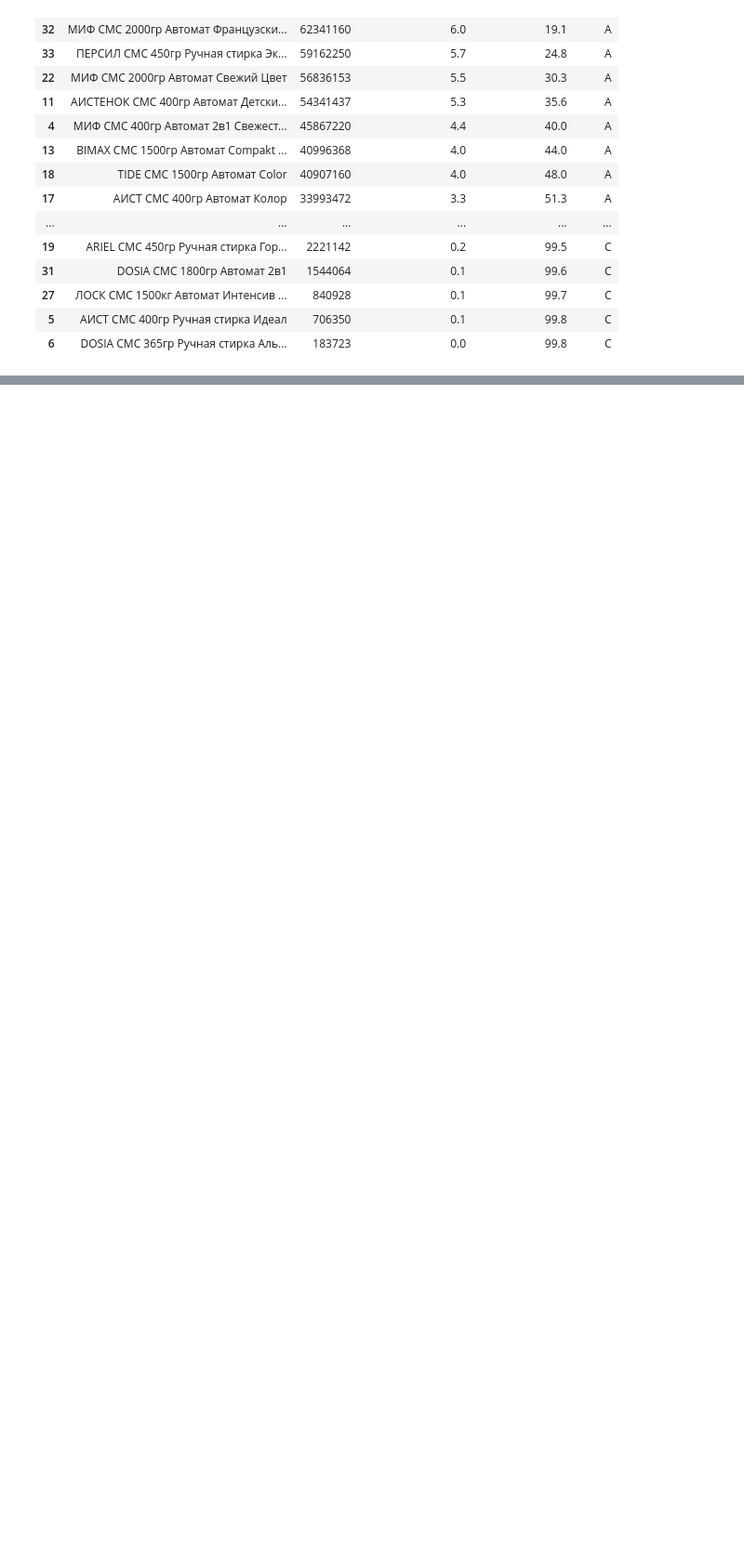
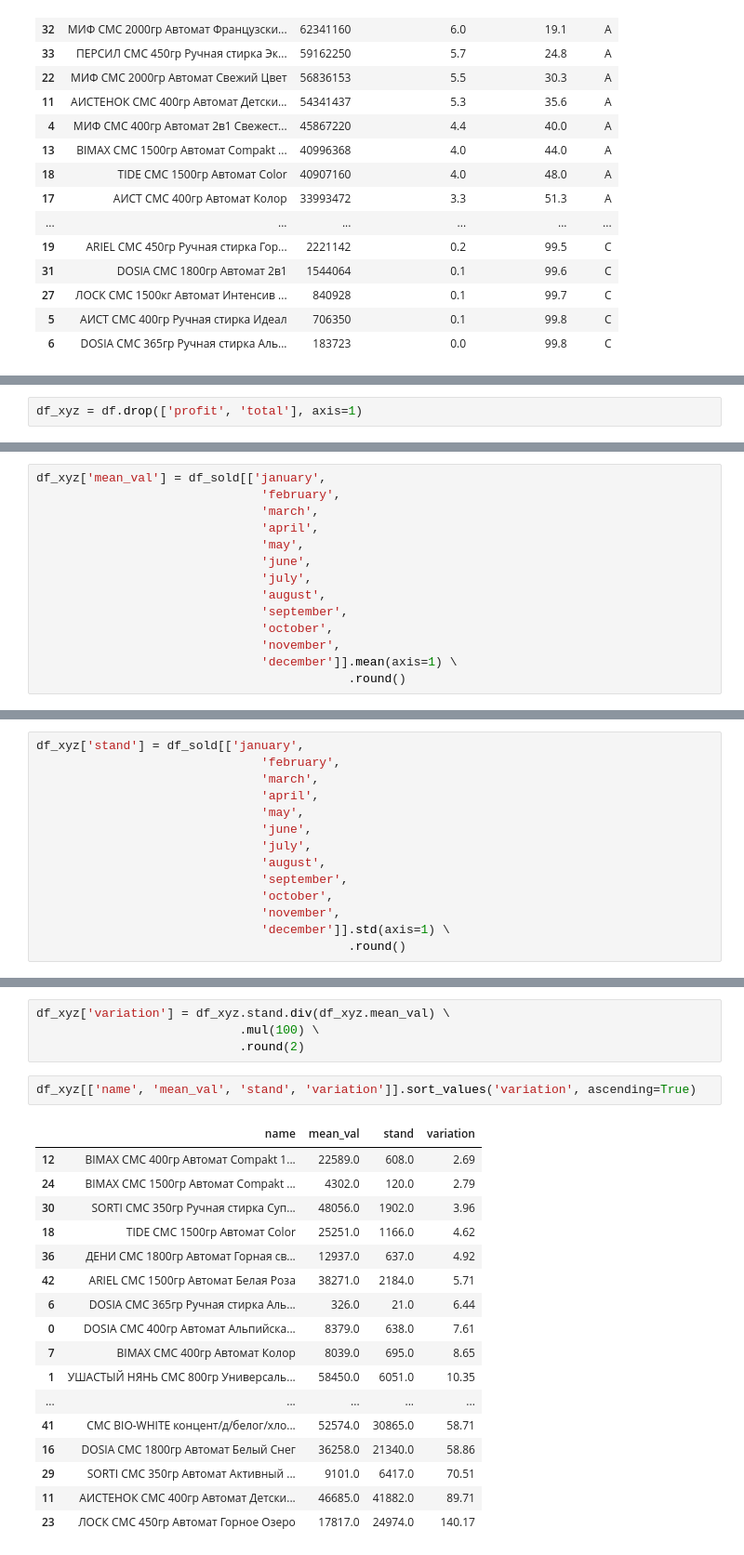
Before and after one commit to SergeyOshemkov/My-data-analysis-in-Python, a Jupyter notebook: ABC and xyz tests/ABC_and_xyz_analysis.ipynb, the cells around one changed output, grey strips where cells are left out. Shown at 93% size. Drawn from its saved outputs; the diff is of its cells as text; blank space fills up the shorter version.

```diff
--- a/ABC and xyz tests/ABC_and_xyz_analysis.ipynb
+++ b/ABC and xyz tests/ABC_and_xyz_analysis.ipynb
@@ -150,0 +227,2 @@ df_profit
+# %%
+df_xyz = df.drop(['profit', 'total'], axis=1)
@@ -150,0 +231,14 @@ df_profit
+# %%
+df_xyz['mean_val'] = df_sold[['january',
+                               'february',
+                               'march',
+                               'april',
+                               'may',
+                               'june',
+                               'july',
+                               'august',
+                               'september',
+                               'october',
+                               'november',
+                               'december']].mean(axis=1) \
+                                           .round()
@@ -150,0 +247,14 @@ df_profit
+# %%
+df_xyz['stand'] = df_sold[['january',
+                               'february',
+                               'march',
+                               'april',
+                               'may',
+                               'june',
+                               'july',
+                               'august',
+                               'september',
+                               'october',
+                               'november',
+                               'december']].std(axis=1) \
+                                           .round()
@@ -150,0 +263,24 @@ df_profit
+# %%
+df_xyz['variation'] = df_xyz.stand.div(df_xyz.mean_val) \
+                            .mul(100) \
+                            .round(2)
+# %%
+df_xyz[['name', 'mean_val', 'stand', 'variation']].sort_values('variation', ascending=True)
+# %% [output]
+|  | name | mean_val | stand | variation |
+| 12 | BIMAX СМС 400гр Автомат Compakt 1... | 22589.0 | 608.0 | 2.69 |
+| 24 | BIMAX СМС 1500гр Автомат Compakt ... | 4302.0 | 120.0 | 2.79 |
+| 30 | SORTI СМС 350гр Ручная стирка Суп... | 48056.0 | 1902.0 | 3.96 |
+| 18 | TIDE СМС 1500гр Автомат Color | 25251.0 | 1166.0 | 4.62 |
+| 36 | ДЕНИ СМС 1800гр Автомат Горная св... | 12937.0 | 637.0 | 4.92 |
+| 42 | ARIEL СМС 1500гр Автомат Белая Роза | 38271.0 | 2184.0 | 5.71 |
+| 6 | DOSIA СМС 365гр Ручная стирка Аль... | 326.0 | 21.0 | 6.44 |
+| 0 | DOSIA СМС 400гр Автомат Альпийска... | 8379.0 | 638.0 | 7.61 |
+| 7 | BIMAX СМС 400гр Автомат Колор | 8039.0 | 695.0 | 8.65 |
+| 1 | УШАСТЫЙ НЯНЬ СМС 800гр Универсаль... | 58450.0 | 6051.0 | 10.35 |
+| ... | ... | ... | ... | ... |
+| 41 | СМС BIO-WHITE концент/д/белог/хло... | 52574.0 | 30865.0 | 58.71 |
+| 16 | DOSIA СМС 1800гр Автомат Белый Снег | 36258.0 | 21340.0 | 58.86 |
+| 29 | SORTI СМС 350гр Автомат Активный ... | 9101.0 | 6417.0 | 70.51 |
+| 11 | АИСТЕНОК СМС 400гр Автомат Детски... | 46685.0 | 41882.0 | 89.71 |
+| 23 | ЛОСК СМС 450гр Автомат Горное Озеро | 17817.0 | 24974.0 | 140.17 |
```
Also changed, not shown: parts of 20 cells of this notebook.
